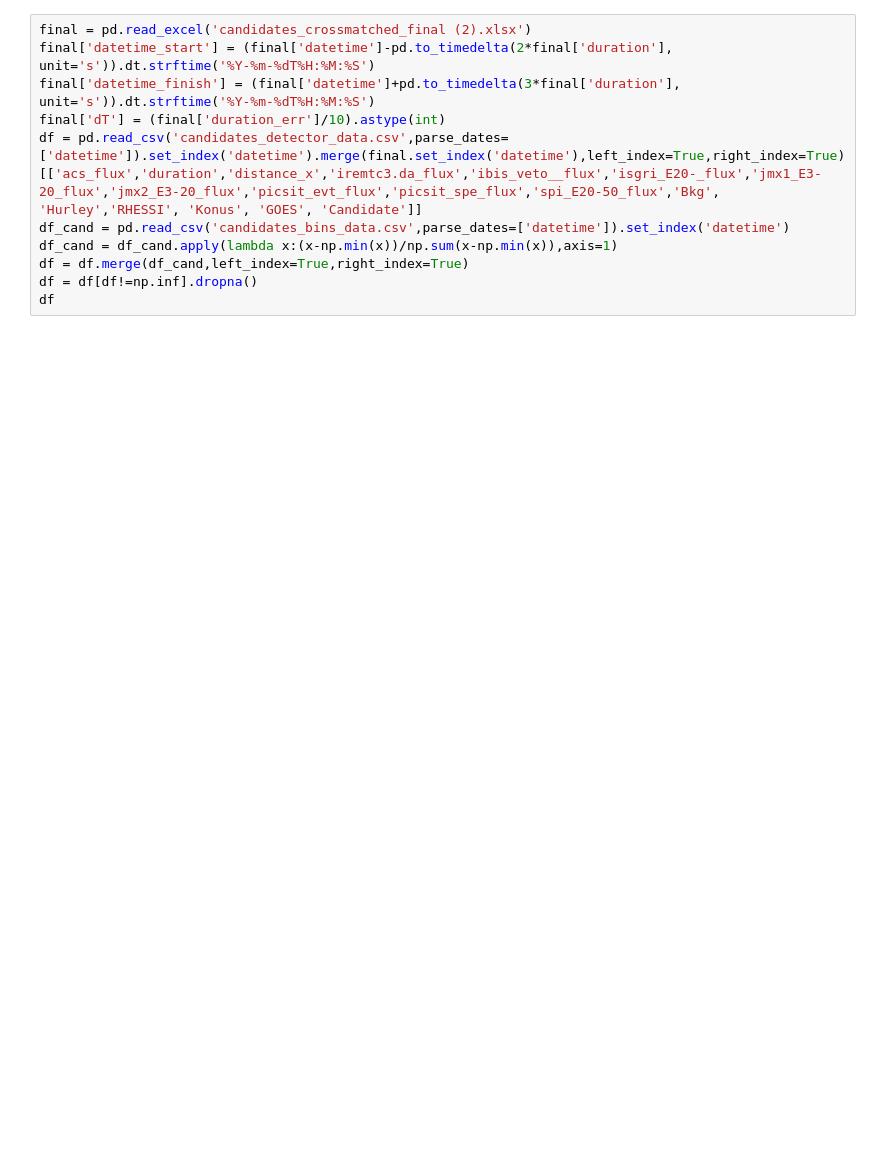
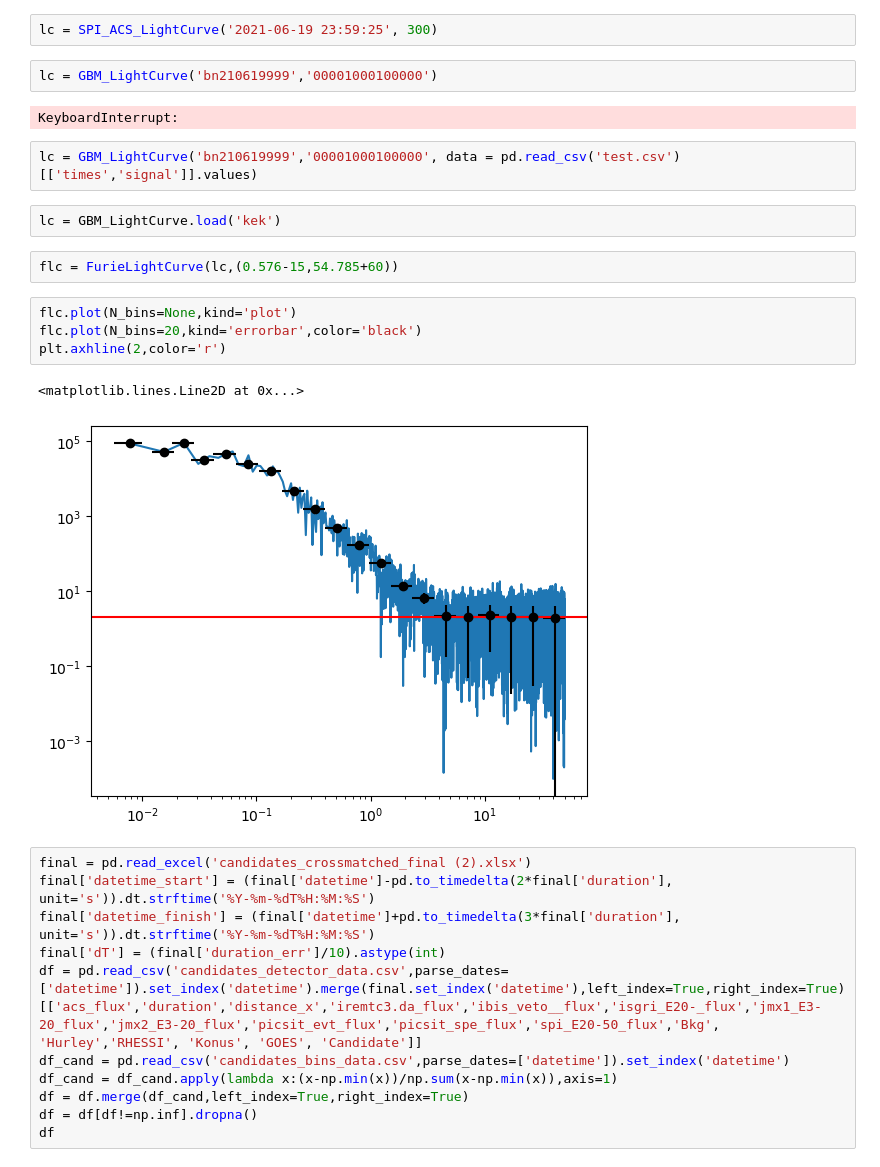
Before and after one commit to Jorezz/GRB_blind_search, a Jupyter notebook: GRB_notebook.ipynb, the cells around one changed output. Saved outputs shown, nothing was run; the diff lists cells and outputs as text; blank space fills up the shorter version.

Commit message:
Finished furie.py

```diff
--- a/GRB_notebook.ipynb
+++ b/GRB_notebook.ipynb
@@ -62,3 +25,22 @@ lc.rebin().set_intervals((-10,-2.5),(2.5,10)).plot()
+# %%
+lc = SPI_ACS_LightCurve('2021-06-19 23:59:25', 300)
+# %%
+lc = GBM_LightCurve('bn210619999','00001000100000')
+# %% [output]
+KeyboardInterrupt:
+# %%
+lc = GBM_LightCurve('bn210619999','00001000100000', data = pd.read_csv('test.csv')[['times','signal']].values)
+# %%
+lc = GBM_LightCurve.load('kek')
+# %%
+flc = FurieLightCurve(lc,(0.576-15,54.785+60))
+# %%
+flc.plot(N_bins=None,kind='plot')
+flc.plot(N_bins=20,kind='errorbar',color='black')
+plt.axhline(2,color='r')
+# %% [output]
+<matplotlib.lines.Line2D at 0x...>
+[figure, added]
 # %%
 final = pd.read_excel('candidates_crossmatched_final (2).xlsx')
 final['datetime_start'] = (final['datetime']-pd.to_timedelta(2*final['duration'], unit='s')).dt.strftime('%Y-%m-%dT%H:%M:%S')
```
Also changed, not shown: parts of 26 cells of this notebook, 2 other files.
